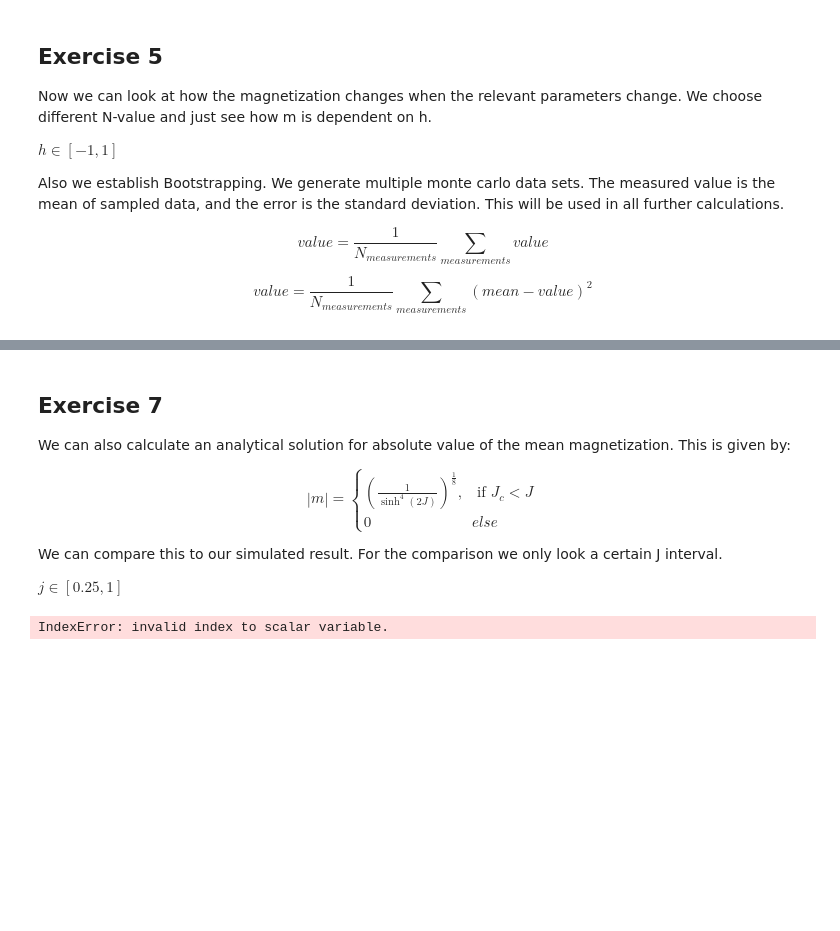
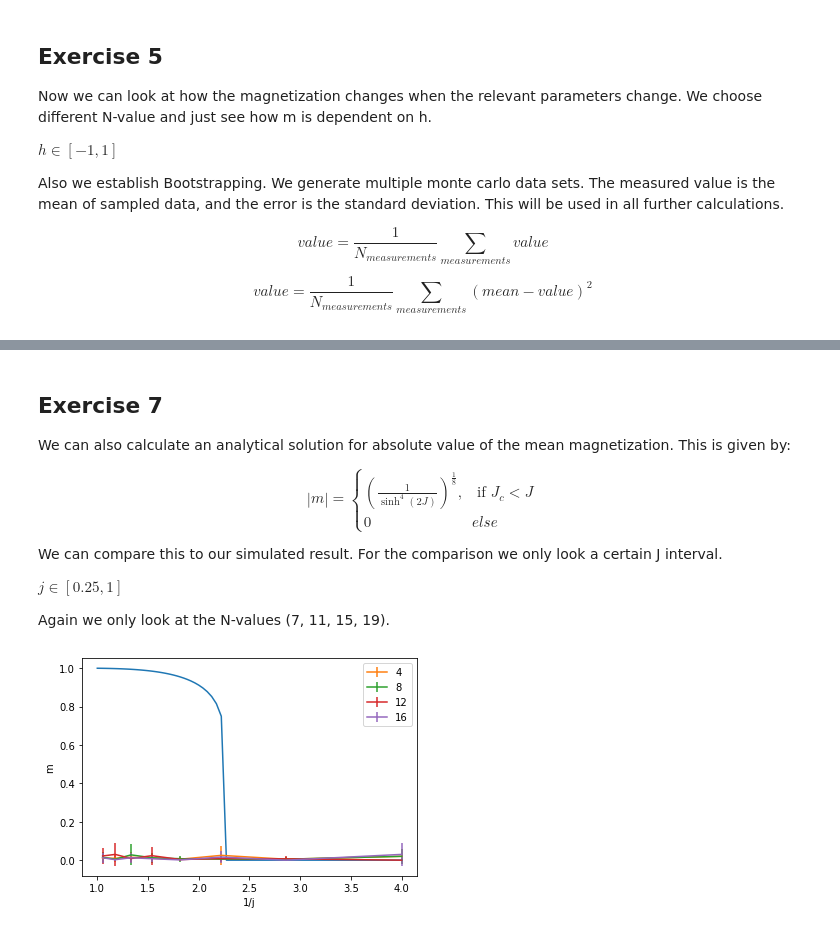
Before and after one commit to Trico94/physics760_Martin, a Jupyter notebook: Exercise 2/exercise2.ipynb, the cells around one changed output, grey strips where cells are left out. Drawn from its saved outputs; the diff is of its cells as text; code cells hidden in the pictures; blank space fills up the shorter version.

```diff
--- a/Exercise 2/exercise2.ipynb
+++ b/Exercise 2/exercise2.ipynb
@@ -357,47 +383,68 @@ We can also calculate an analytical solution for absolute value of the mean magn
 We can compare this to our simulated result. For the comparison we only look a certain J interval.
 
 $j \in [0.25, 1]$
+
+Again we only look at the N-values (7, 11, 15, 19).
 # %%
 def mean_magnetization_analytical(j):
     if j>0.440686793509772:
         return ((1-(1/(math.sinh(2*j)**4)))**(1/8))
     else:
         return 0
 
-def plot_mean_magnetization(N, t, repeats, averaging):
+def plot_mean_magnetization(t, repeats, averaging):
+    # Generate analytical solution
     j_array_analytical=np.arange(0.25, 1.01, 0.01)
     mean_magnetization_array_analytical=np.zeros(len(j_array_analytical))
+
     for i in range(len(j_array_analytical)):
         mean_magnetization_array_analytical[i]=mean_magnetization_analytical(j_array_analytical[i])
-    plt.plot(j_array_analytical, mean_magnetization_array_analytical)
+    plt.plot(1/j_array_analytical, mean_magnetization_array_analytical)
 
-    #The N-Values that are going to be used
+    # The N-Values that are going to be used
     N_array=[4, 8, 12, 16]
-    spin_array_array=[]
-    for i in N_array:
-        spin_array_array=spin_array_array+[gen_spin_array(i)]
-    #We will have all values from -1 to 1 in a 0.05 intervall
+
+    # We will have all values from -1 to 1 in a 0.05 intervall
     j_array_simulated=np.arange(0.25, 1.01, 0.1)
     m_array=np.zeros(len(j_array_simulated)*len(N_array)).reshape(len(N_array), len(j_array_simulated))
     m_array_error=np.zeros(len(j_array_simulated)*len(N_array)).reshape(len(N_array), len(j_array_simulated))
     m_array_temp=np.zeros(averaging)
 
-    #loop over all possible N values ([4, 8, 12, 16])
+    # loop over all possible N values ([4, 8, 12, 16])
     for k in range(len(N_array)):
-        #loop over all possible h values
+
+        # loop over all possible h values
         for i in range(len(j_array_simulated)):
-            for d in range(averaging):
-                m_array_temp[d], a = mc_estimate(spin_array_array[k], j_array_simulated[i], 0, t, repeats)
-            m_array[k][i]=((np.average(m_array_temp))**2)**(1/2)
-            m_array_error[k][i]=np.std(m_array_temp)
+
+            #go through the process averaging times to average the result and get the std
+            for a in range(averaging):
+                m=np.zeros(averaging)
+
+                for d in range(repeats):
+                    m_temp=np.zeros(repeats)
+                    spin_array=gen_spin_array(N_array[k])
+                    #Making a lot of sweeps
+                    for e in range(len(spin_array[0])*len(spin_array[0])):
+                        spin_array=sweep(spin_array, j_array_simulated[i], 0, t)
+
+                    #m[k]=abs(magnetization_random_configurations(spin_array, j_array_simulated[i], 0, t, 0.01))
+                    #This time we dont take the magnetization but the absolute value of it
+                    m_temp[d]=abs(magnetization_smart(spin_array))
+
+                #This Value is then averaged, so that we get the expected value of the absolute value of the magnetization
+                m[a]=np.average(m_temp)
+            #This is then stored
+            m_array[k][i]=np.average(m)
+            m_array_error[k][i]=np.std(m)
+
     for k in range(len(N_array)):
-        plt.errorbar(j_array_simulated, m_array[k], yerr=m_array_error[k], label=N_array[k])
-    plt.xlabel("j")
+        plt.errorbar(1/j_array_simulated, m_array[k], yerr=m_array_error[k], label=N_array[k])
+    plt.xlabel("1/j")
     plt.ylabel("m")
     plt.legend(loc="best")
     plt.savefig("plot_mean_magnetization.png")
 
 
-plot_mean_magnetization(4, 1, 20, 20)
+plot_mean_magnetization(1, 20, 5)
 # %% [output]
-IndexError: invalid index to scalar variable.
+[figure, added]
```
Also changed, not shown: parts of 19 cells of this notebook.
